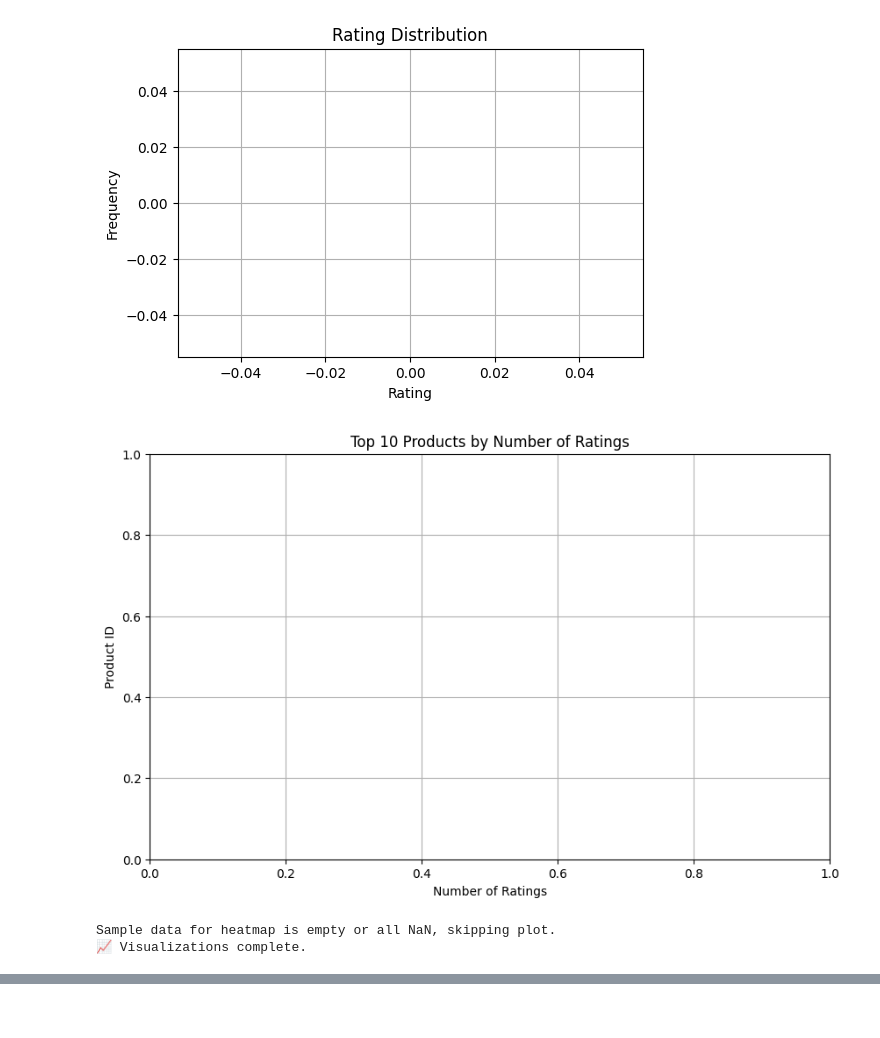
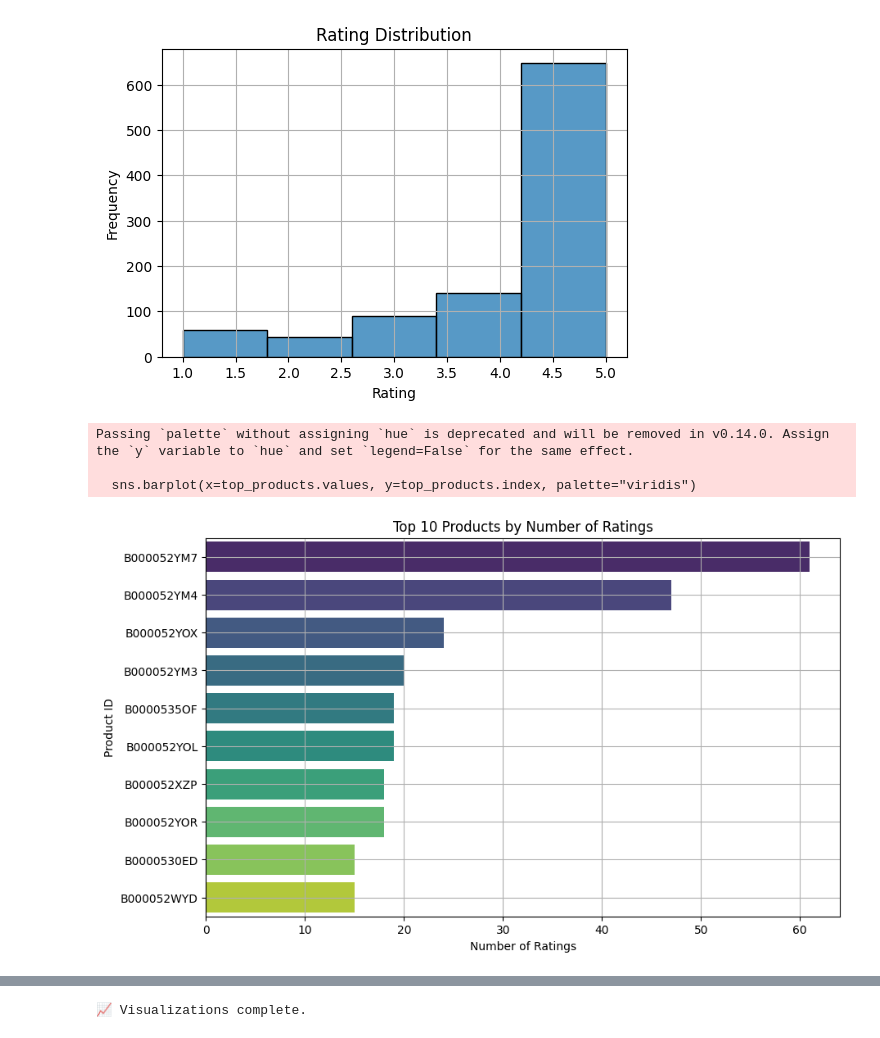
Before and after one commit to Its-soul/data-analytics-project, a Jupyter notebook: Notebooks/analysis.ipynb, the cells around one changed output, grey strips where cells are left out. Saved outputs shown, nothing was run; the diff lists cells and outputs as text; code cells hidden in the pictures; blank space fills up the shorter version.

```diff
--- a/Notebooks/analysis.ipynb
+++ b/Notebooks/analysis.ipynb
@@ -27,7 +43,7 @@ print(df.head())
 print(f"Shape of data: {df.shape}")
 
 # 📌 Step 3: Filter users and products with low activity (feature engineering)
-def filter_active_users_products(df, min_ratings=50):
+def filter_active_users_products(df, min_ratings=2):
     product_counts = df['productId'].value_counts()
     user_counts = df['userId'].value_counts()
 
@@ -119,8 +135,9 @@ Total unique users: 0
 🔥 Top-rated Products (with >100 reviews):
 Series([], Name: rating, dtype: float64)
 
 🔁 Rating values clipped and log-transformed counts added.
-[figure, old version]
+[figure, new version]
+Passing `palette` without assigning `hue` is deprecated and will be removed in v0.14.0. Assign the `y` variable to `hue` and set `legend=False` for the same effect.
+
+  sns.barplot(x=top_products.values, y=top_products.index, palette="viridis")
-[figure, old version]
+[figure, new version]
-Sample data for heatmap is empty or all NaN, skipping plot.
-📈 Visualizations complete.
@@ -126,0 +145 @@ Sample data for heatmap is empty or all NaN, skipping plot.
+📈 Visualizations complete.
```
Also changed, not shown: parts of 2 cells of this notebook, 1 other file.
